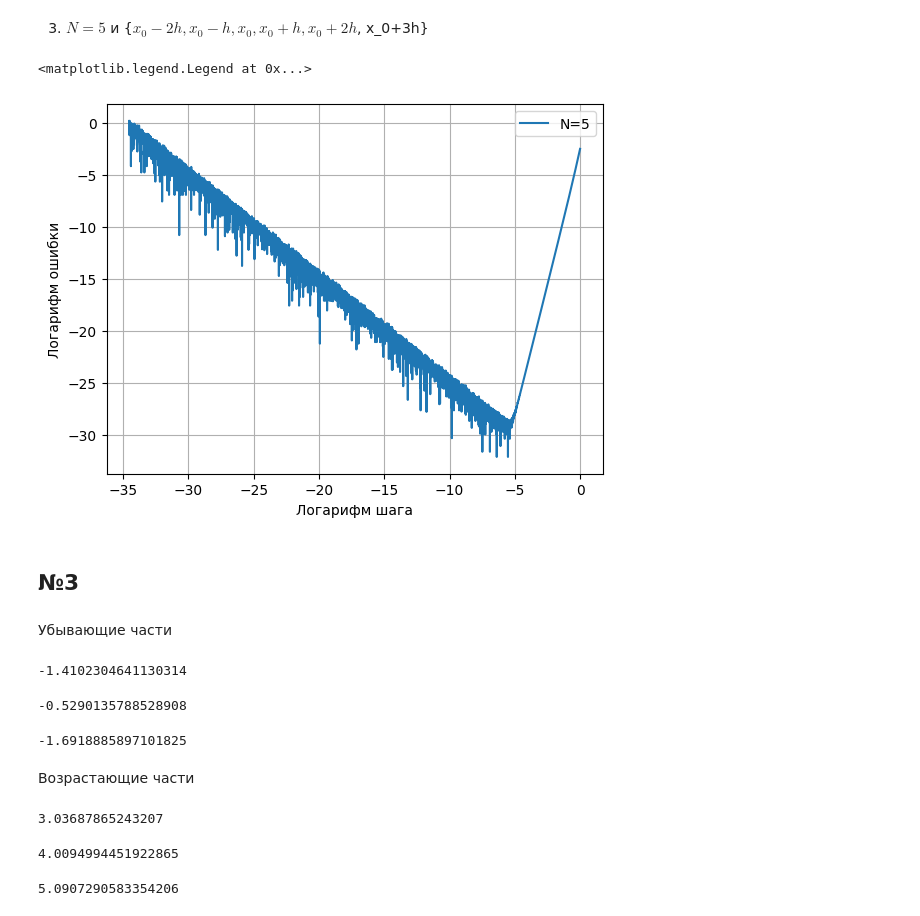
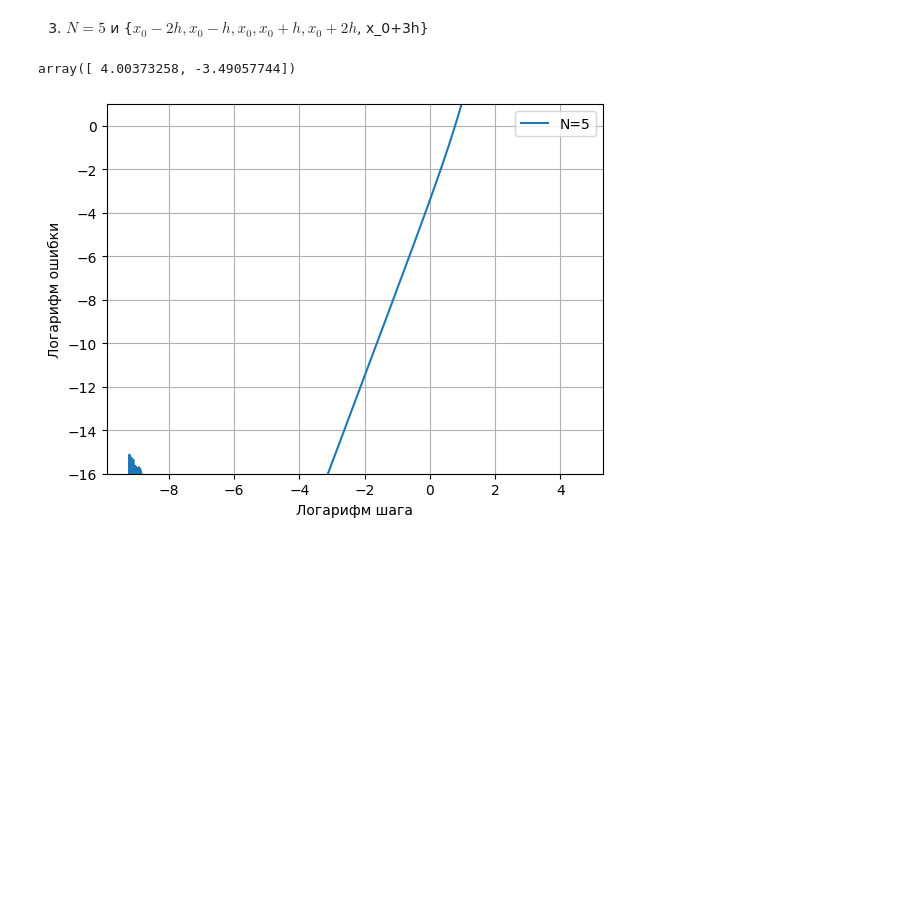
Before and after one commit to Dimundel/CompMathLabs, a Jupyter notebook: source/numerical_differentiation/report.ipynb, the cells around one changed output. Cells and saved outputs as stored; diff of their text form; code cells hidden in the pictures; blank space fills up the shorter version.

```diff
--- a/source/numerical_differentiation/report.ipynb
+++ b/source/numerical_differentiation/report.ipynb
@@ -69,42 +75,19 @@ plt.legend()
 # %%
 x5 = []
 y5 = []
 with open('dataN5.txt', 'r') as f:
     data = f.readlines()
 for row in data:
     x5.append(float(row.split()[0]))
     y5.append(float(row.split()[1]))
 plt.plot(x5, y5, label='N=5')
 plt.grid()
 plt.xlabel('Логарифм шага')
 plt.ylabel('Логарифм ошибки')
 plt.legend()
+plt.ylim((-16, 1))
+
+np.polyfit(x5[5000:5500], y5[5000:5500], 1)
 # %% [output]
-<matplotlib.legend.Legend at 0x...>
+array([ 4.00373258, -3.49057744])
-[figure, old version]
+[figure, new version]
-# %% [markdown]
-## №3
-# %% [markdown]
-Убывающие части
-# %%
-display((y3[1000] - y3[0])/(x3[1000] - x3[0]))
-display((y4[1000] - y4[0])/(x4[1000] - x4[0]))
-display((y5[1000] - y5[0])/(x5[1000] - x5[0]))
-# %% [output]
--1.4102304641130314
--0.5290135788528908
--1.6918885897101825
-# %% [markdown]
-Возрастающие части
-# %%
-# display((y3[9999] - y3[9000])/(x3[9999] - x3[9000]))
-# display((y4[9999] - y4[9000])/(x4[9999] - x4[9000]))
-# display((y5[9999] - y5[9000])/(x5[9999] - x5[9000]))
-
-display(np.polyfit(x3[7800:], y3[7800:], 1)[0])
-display(np.polyfit(x4[8400:], y4[8400:], 1)[0])
-display(np.polyfit(x5[8700:], y5[8700:], 1)[0])
-# %% [output]
-3.03687865243207
-4.0094994451922865
-5.0907290583354206
```
Also changed, not shown: parts of 2 cells of this notebook, 6 other files.
